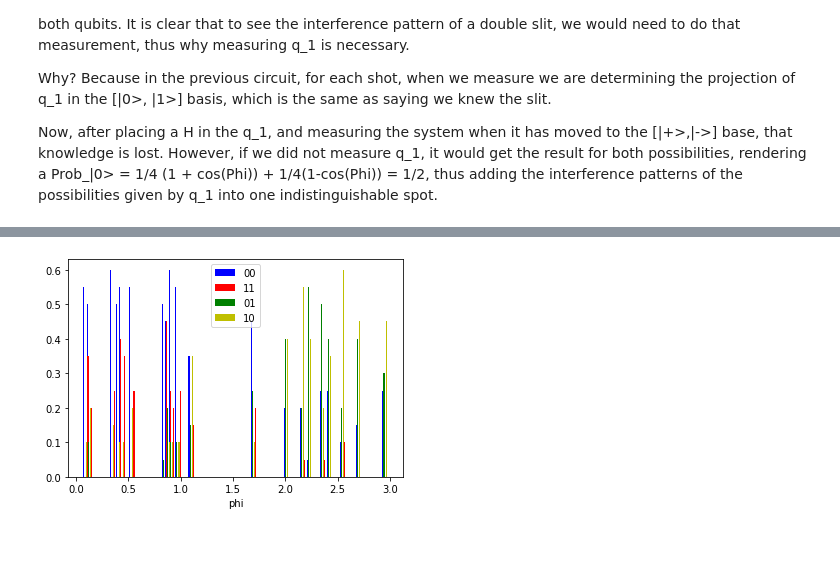
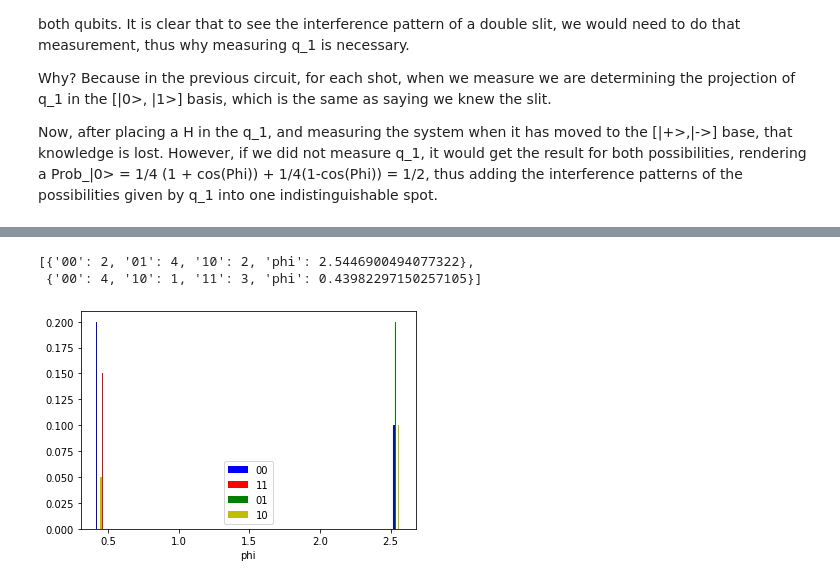
Before and after one commit to CeADARITES-quantum/quantum-eraser, a Jupyter notebook: quantum_eraser.ipynb, the cells around one changed output, grey strips where cells are left out. Cells and saved outputs as stored; diff of their text form; code cells hidden in the pictures; blank space fills up the shorter version.

```diff
--- a/quantum_eraser.ipynb
+++ b/quantum_eraser.ipynb
@@ -463,7 +762,7 @@ Let us do the interference circuit first
 import random as rd
 rd.seed(42)
 # We will always use the same set of phases
-phi = [pi * rand_numb / 100 for rand_numb in rd.sample(range(101), 100)]
+phi = [pi * rand_numb / 100 for rand_numb in rd.sample(range(101), 2)]
 # phi = [pi/3, pi/4]
 # %%
 %%capture
@@ -620,40 +955,43 @@ print(circuit_1)
 # %%
 measurements
+# %% [output]
+[{'00': 2, '01': 4, '10': 2, 'phi': 2.5446900494077322},
+ {'00': 4, '10': 1, '11': 3, 'phi': 0.43982297150257105}]
 # %%
-measurements = pickle.load(open ('measurement_circ_3_inder.pk','rb'))
+# measurements = pickle.load(open ('measurement_circ_3_inder.pk','rb'))
 meas_00 = np.array([])
 meas_01 = np.array([])
 meas_10 = np.array([])
 meas_11 = np.array([])
 phi = np.array([])
 for measurement in measurements:
     if '00' not in measurement.keys():
         meas_00 = np.append(meas_00, 0)
     else:
         meas_00 = np.append(meas_00, measurement['00'])
     if '01' not in measurement.keys():
         meas_01= np.append(meas_01, 0)
     else:
         meas_01= np.append(meas_01, measurement['01'])
     if '10' not in measurement.keys():
         meas_10= np.append(meas_10, 0)
     else:
         meas_10= np.append(meas_10, measurement['10'])
     if '11' not in measurement.keys():
         meas_11= np.append(meas_11, 0)
     else:
         meas_11= np.append(meas_11, measurement['11'])
     phi = np.append(phi, measurement['phi'])
 
 ax = plt.subplot(111)
 ax.bar(phi-0.02, meas_00/20.0, width=0.01, color='b', align='center', label='00')
 ax.bar(phi+0.02, meas_11/20.0, width=0.01, color='r', align='center', label='11')
 ax.bar(phi-0.01, meas_01/20.0, width=0.01, color='g', align='center', label='01')
 ax.bar(phi+0.01, meas_10/20.0, width=0.01, color='y', align='center', label='10')
 ax.legend()
 ax.set_xlabel('phi')
 plt.show();
 # %% [output]
-[figure, old version]
+[figure, new version]
 # %%
 print('THE END')
```
Also changed, not shown: parts of 34 cells of this notebook.
